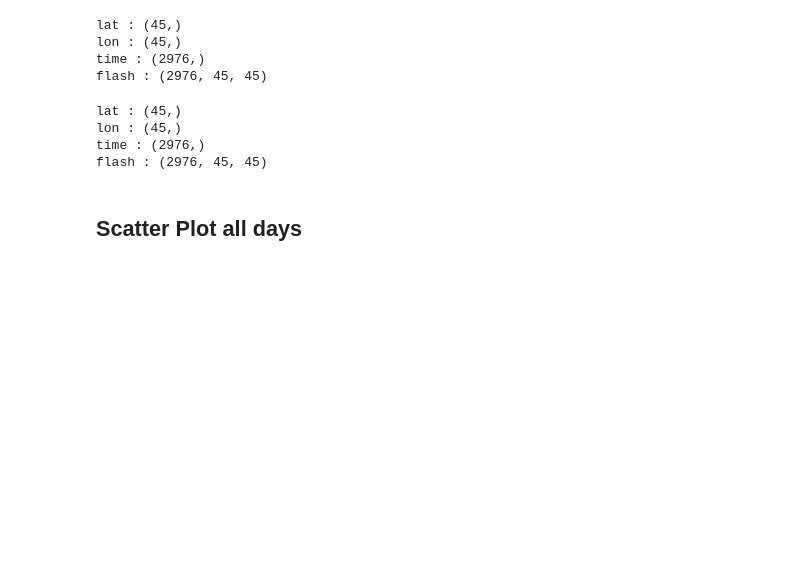
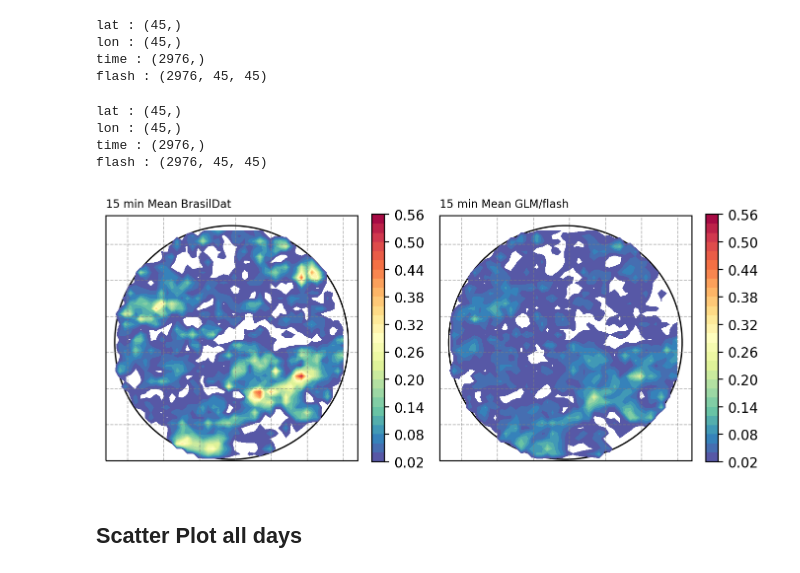
Before and after one commit to mhacarthur/Flash-density, a Jupyter notebook: python/Analysis_BrasilDat_GLM_15min.ipynb, the cells around one changed output. Drawn from its saved outputs; the diff is of its cells as text; code cells hidden in the pictures; blank space fills up the shorter version.

Commit message:
IMPORTANT update accum and grid out data and README

```diff
--- a/python/Analysis_BrasilDat_GLM_15min.ipynb
+++ b/python/Analysis_BrasilDat_GLM_15min.ipynb
@@ -60,6 +60,51 @@ lat : (45,)
 lon : (45,)
 time : (2976,)
 flash : (2976, 45, 45)
+# %%
+B_mean = np.nanmean(flash_B,axis=0)
+G_mean = np.nanmean(flash_G,axis=0)
+# %%
+levels = np.arange(0.02,0.58,0.02)
+
+circle1 = plt.Circle((lon_c,lat_c), r, color='k',fill=False)
+circle2 = plt.Circle((lon_c,lat_c), r, color='k',fill=False)
+
+fig = plt.figure(figsize=(8,4),dpi=200)
+proj = ccrs.PlateCarree()
+gs = gridspec.GridSpec(1,2)
+
+#==================================================================================================
+ax1 = plt.subplot(gs[0, 0], projection = proj)
+ax1.add_artist(circle1)
+a1 = plt.contourf(lon2d,lat2d,B_mean,levels=levels,cmap=plt.cm.Spectral_r)
+# ax1.add_geometries(shape, proj,edgecolor='black', facecolor='None', alpha=0.8)
+ax1.set_extent([-48.8,-45.3,-24.5,-21.1])
+gl = ax1.gridlines(crs=proj,draw_labels=True,linewidth=0.6,color='gray',alpha=0.6,linestyle='--')
+gl.top_labels = False
+gl.bottom_labels = False
+gl.left_labels = False
+gl.right_labels = False
+ax1.set_title('15 min Mean BrasilDat', loc='left', fontsize=8)
+plt.colorbar(a1,fraction=0.0444)
+
+#==================================================================================================
+ax2 = plt.subplot(gs[0, 1], projection = proj)
+ax2.add_artist(circle2)
+a2 = plt.contourf(lon2d,lat2d,G_mean,levels=levels,cmap=plt.cm.Spectral_r)
+# ax1.add_geometries(shape, proj,edgecolor='black', facecolor='None', alpha=0.8)
+ax2.set_extent([-48.8,-45.3,-24.5,-21.1])
+gl = ax2.gridlines(crs=proj,draw_labels=True,linewidth=0.6,color='gray',alpha=0.6,linestyle='--')
+gl.top_labels = False
+gl.bottom_labels = False
+gl.left_labels = False
+gl.right_labels = False
+ax2.set_title('15 min Mean GLM/flash', loc='left', fontsize=8)
+plt.colorbar(a2,fraction=0.0444)
+
+salida = '../images/GLM_Brasildat_15min_mean.png'
+plt.savefig(salida,transparent = False,bbox_inches ='tight',pad_inches = 0.1, facecolor='white')
+# %% [output]
+[figure, added]
 # %%
 flash_G_15_serie = np.reshape(flash_G,(nt*ny*nx))
 flash_B_15_serie = np.reshape(flash_B,(nt*ny*nx))
```
Also changed, not shown: parts of 7 cells of this notebook, 32 other files.
